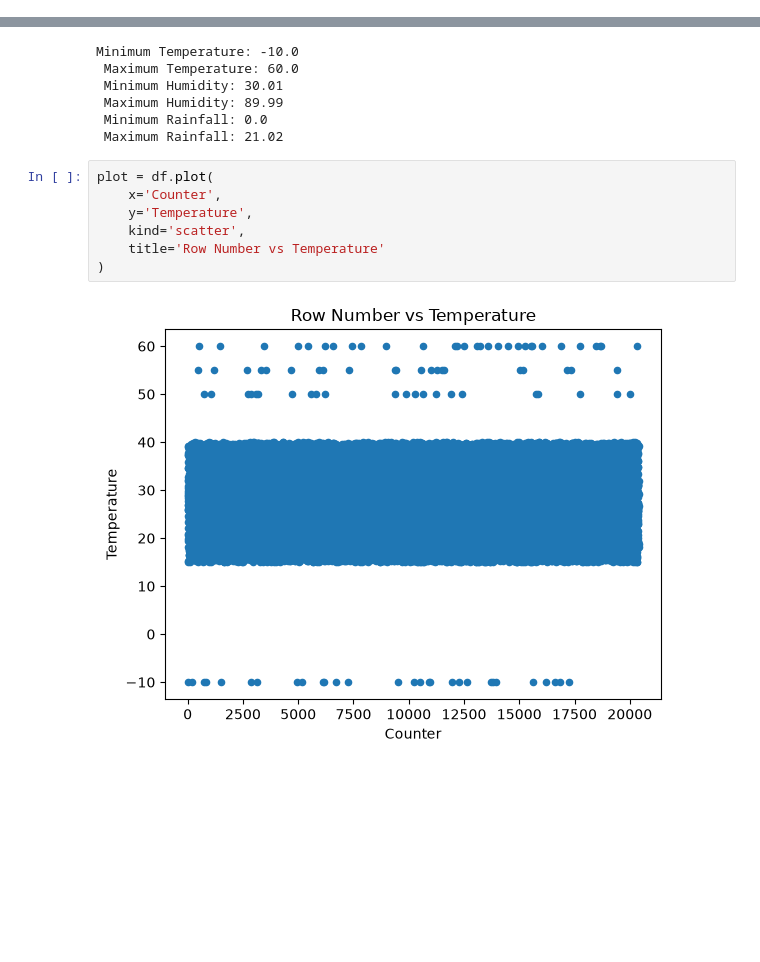
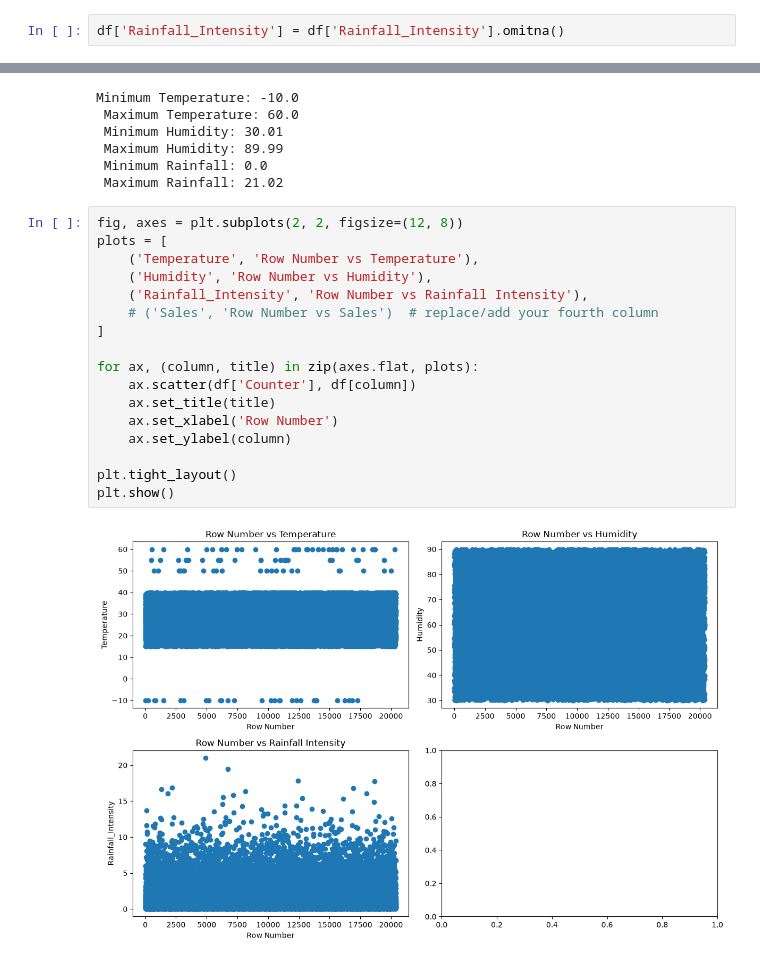
Before and after one commit to panosstavrianakos99-code/Ice-Cream-Sales, a Jupyter notebook: Ice_Cream_Analysis.ipynb, the cells around one changed output, grey strips where cells are left out. Cells and saved outputs as stored; diff of their text form; blank space fills up the shorter version.

```diff
--- a/Ice_Cream_Analysis.ipynb
+++ b/Ice_Cream_Analysis.ipynb
@@ -19,3 +20,5 @@ df
 | 20398 | 31.848399 | 80.183649 | 1.0 | 1.066689 | 700.605913 | 20399 |
 | 20399 | 18.821073 | 59.935992 | 0.0 | 0.674857 | 427.662097 | 20400 |
 20400 rows × 6 columns
+# %%
+df['Rainfall_Intensity'] = df['Rainfall_Intensity'].omitna()
@@ -58,11 +64,21 @@ Minimum Temperature: -10.0
  Minimum Rainfall: 0.0
  Maximum Rainfall: 21.02
 # %%
-plot = df.plot(
-    x='Counter',
-    y='Temperature',
-    kind='scatter',
-    title='Row Number vs Temperature'
-)
+fig, axes = plt.subplots(2, 2, figsize=(12, 8))
+plots = [
+    ('Temperature', 'Row Number vs Temperature'),
+    ('Humidity', 'Row Number vs Humidity'),
+    ('Rainfall_Intensity', 'Row Number vs Rainfall Intensity'),
+    # ('Sales', 'Row Number vs Sales')  # replace/add your fourth column
+]
+
+for ax, (column, title) in zip(axes.flat, plots):
+    ax.scatter(df['Counter'], df[column])
+    ax.set_title(title)
+    ax.set_xlabel('Row Number')
+    ax.set_ylabel(column)
+
+plt.tight_layout()
+plt.show()
 # %% [output]
-[figure, old version]
+[figure, new version]
```
Also changed, not shown: parts of 5 cells of this notebook.
